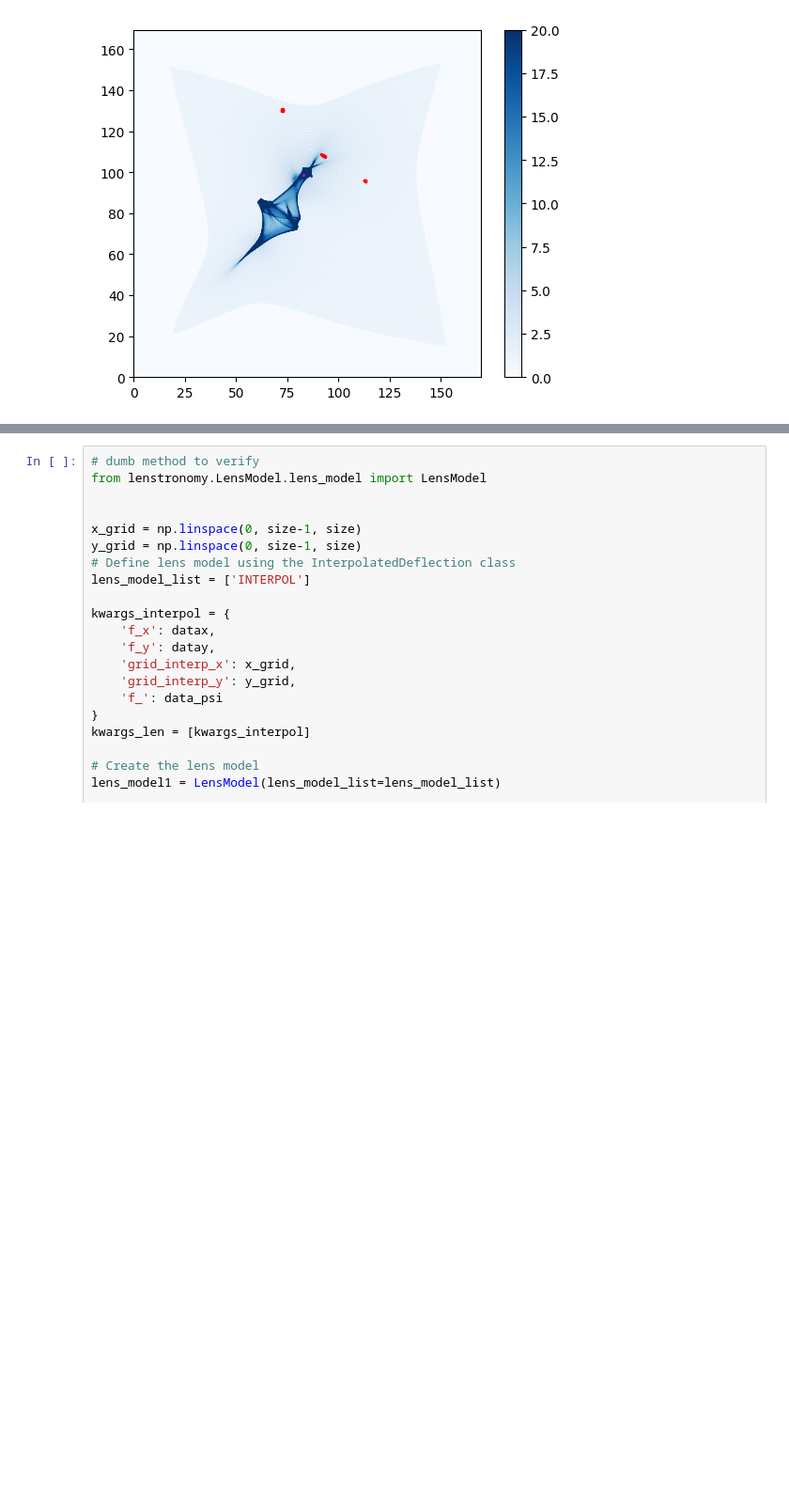
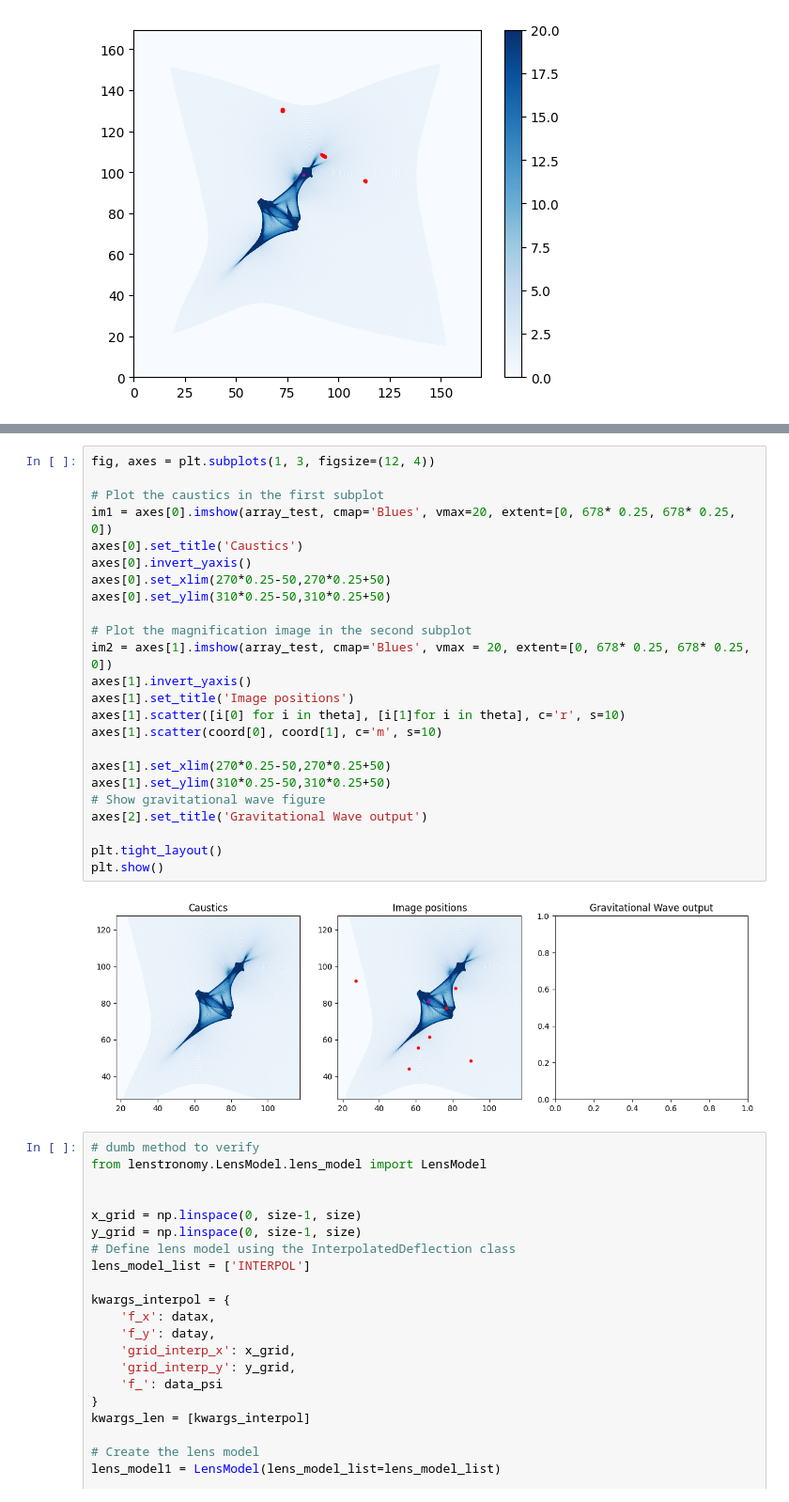
Before and after one commit to diceandcats/SURE-GW-lensing, a Jupyter notebook: Real stuffs/Real_lens.ipynb, the cells around one changed output, grey strips where cells are left out. Shown at 94% size. Saved outputs shown, nothing was run; the diff lists cells and outputs as text; blank space fills up the shorter version.

```diff
--- a/Real stuffs/Real_lens.ipynb
+++ b/Real stuffs/Real_lens.ipynb
@@ -149,3 +160,29 @@ cluster = ClusterLensing(datax_arcsec, datay_arcsec, data_psi_arcsec, 0.5,1.0,pi
+# %%
+fig, axes = plt.subplots(1, 3, figsize=(12, 4))
+
+# Plot the caustics in the first subplot
+im1 = axes[0].imshow(array_test, cmap='Blues', vmax=20, extent=[0, 678* 0.25, 678* 0.25, 0])
+axes[0].set_title('Caustics')
+axes[0].invert_yaxis()
+axes[0].set_xlim(270*0.25-50,270*0.25+50)
+axes[0].set_ylim(310*0.25-50,310*0.25+50)
+
+# Plot the magnification image in the second subplot
+im2 = axes[1].imshow(array_test, cmap='Blues', vmax = 20, extent=[0, 678* 0.25, 678* 0.25, 0])
+axes[1].invert_yaxis()
+axes[1].set_title('Image positions')
+axes[1].scatter([i[0] for i in theta], [i[1]for i in theta], c='r', s=10)
+axes[1].scatter(coord[0], coord[1], c='m', s=10)
+
+axes[1].set_xlim(270*0.25-50,270*0.25+50)
+axes[1].set_ylim(310*0.25-50,310*0.25+50)
+# Show gravitational wave figure
+axes[2].set_title('Gravitational Wave output')
+
+plt.tight_layout()
+plt.show()
+# %% [output]
+[figure, added]
 # %%
 # dumb method to verify
 from lenstronomy.LensModel.lens_model import LensModel
```
Also changed, not shown: parts of 2 cells of this notebook, 2 other files.
